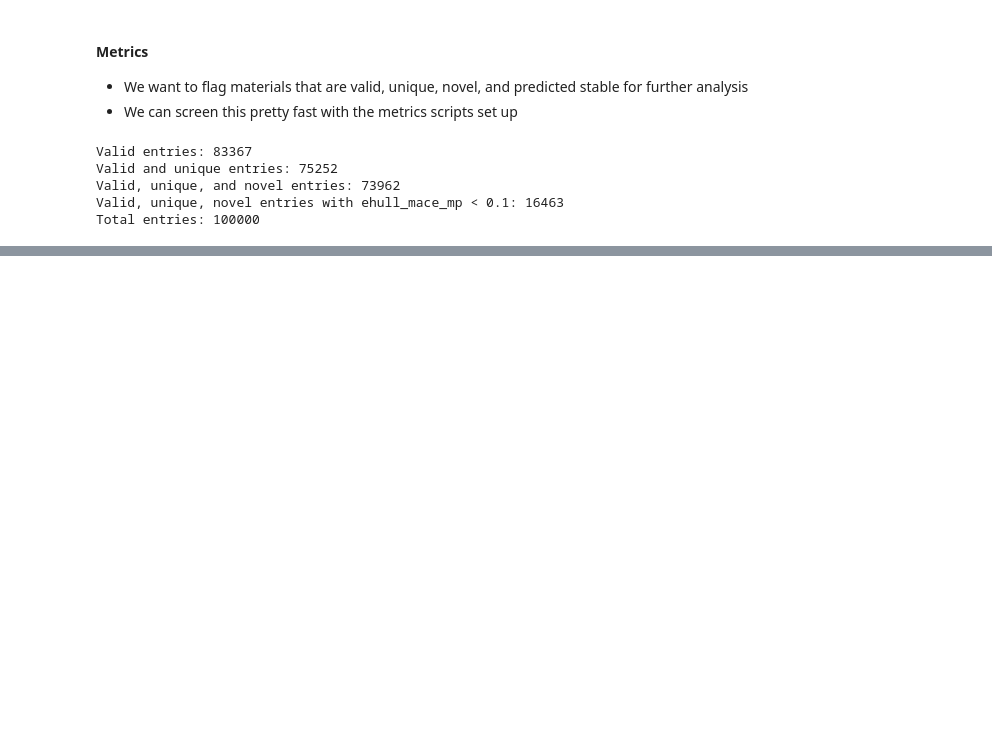
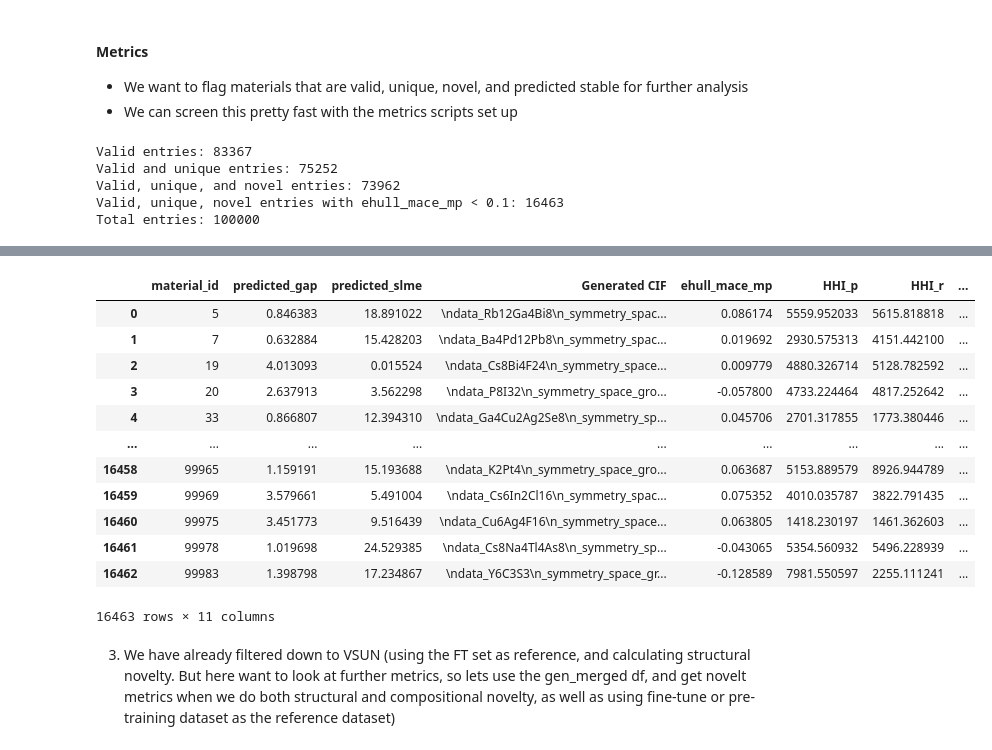
Before and after one commit to C-Bone-UCL/CrystaLLM-pi, a Jupyter notebook: notebooks/X_SLME.ipynb, the cells around one changed output, grey strips where cells are left out. Cells and saved outputs as stored; diff of their text form; code cells hidden in the pictures; blank space fills up the shorter version.

```diff
--- a/notebooks/X_SLME.ipynb
+++ b/notebooks/X_SLME.ipynb
@@ -446,0 +217,26 @@ data_Mg2Sc16
+# %%
+from _utils import get_hhi_scores_from_cif
+# apply to gen_merged on 'Generated CIF' column
+gen_merged[['HHI_p', 'HHI_r']] = gen_merged['Generated CIF'].apply(
+    lambda cif: pd.Series(get_hhi_scores_from_cif(cif))
+)
+gen_merged['HHI_distance_to_0'] = ((gen_merged['HHI_p']**2 + gen_merged['HHI_r']**2)**0.5)
+# %%
+gen_merged.to_parquet('_artifacts/slme/slme-PKV-opt_post-surrogate-metrics-hhi.parquet', index=False)
+gen_merged
+# %% [output]
+|  | material_id | predicted_gap | predicted_slme | Generated CIF | ehull_mace_mp | HHI_p | HHI_r | ... |
+| 0 | 5 | 0.846383 | 18.891022 | \ndata_Rb12Ga4Bi8\n_symmetry_spac... | 0.086174 | 5559.952033 | 5615.818818 | ... |
+| 1 | 7 | 0.632884 | 15.428203 | \ndata_Ba4Pd12Pb8\n_symmetry_spac... | 0.019692 | 2930.575313 | 4151.442100 | ... |
+| 2 | 19 | 4.013093 | 0.015524 | \ndata_Cs8Bi4F24\n_symmetry_space... | 0.009779 | 4880.326714 | 5128.782592 | ... |
+| 3 | 20 | 2.637913 | 3.562298 | \ndata_P8I32\n_symmetry_space_gro... | -0.057800 | 4733.224464 | 4817.252642 | ... |
+| 4 | 33 | 0.866807 | 12.394310 | \ndata_Ga4Cu2Ag2Se8\n_symmetry_sp... | 0.045706 | 2701.317855 | 1773.380446 | ... |
+| ... | ... | ... | ... | ... | ... | ... | ... | ... |
+| 16458 | 99965 | 1.159191 | 15.193688 | \ndata_K2Pt4\n_symmetry_space_gro... | 0.063687 | 5153.889579 | 8926.944789 | ... |
+| 16459 | 99969 | 3.579661 | 5.491004 | \ndata_Cs6In2Cl16\n_symmetry_spac... | 0.075352 | 4010.035787 | 3822.791435 | ... |
+| 16460 | 99975 | 3.451773 | 9.516439 | \ndata_Cu6Ag4F16\n_symmetry_space... | 0.063805 | 1418.230197 | 1461.362603 | ... |
+| 16461 | 99978 | 1.019698 | 24.529385 | \ndata_Cs8Na4Tl4As8\n_symmetry_sp... | -0.043065 | 5354.560932 | 5496.228939 | ... |
+| 16462 | 99983 | 1.398798 | 17.234867 | \ndata_Y6C3S3\n_symmetry_space_gr... | -0.128589 | 7981.550597 | 2255.111241 | ... |
+16463 rows × 11 columns
+# %% [markdown]
+3. We have already filtered down to VSUN (using the FT set as reference, and calculating structural novelty. But here want to look at further metrics, so lets use the gen_merged df, and get novelt metrics when we do both structural and compositional novelty, as well as using fine-tune or pre-training dataset as the reference dataset)
```
Also changed, not shown: parts of 24 cells of this notebook, 10 other files.
